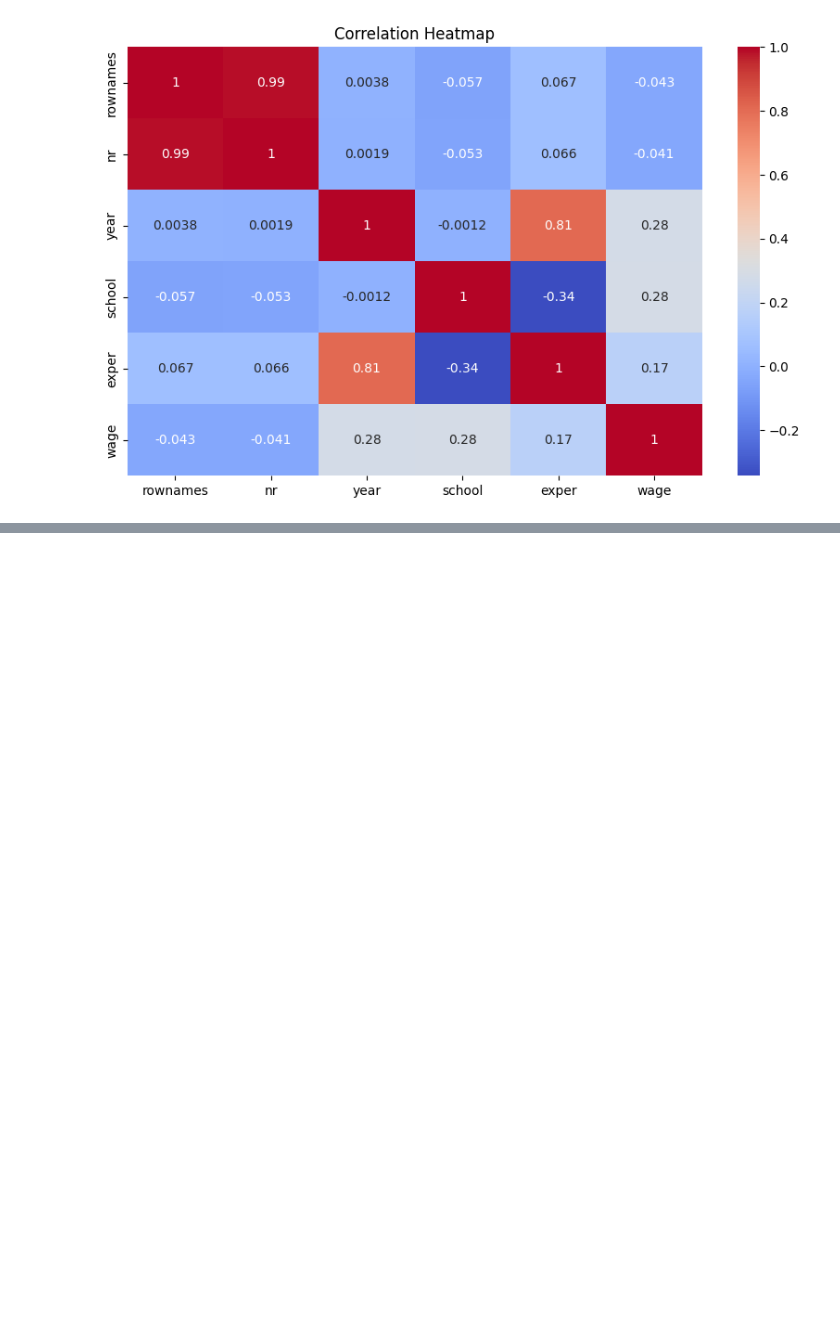
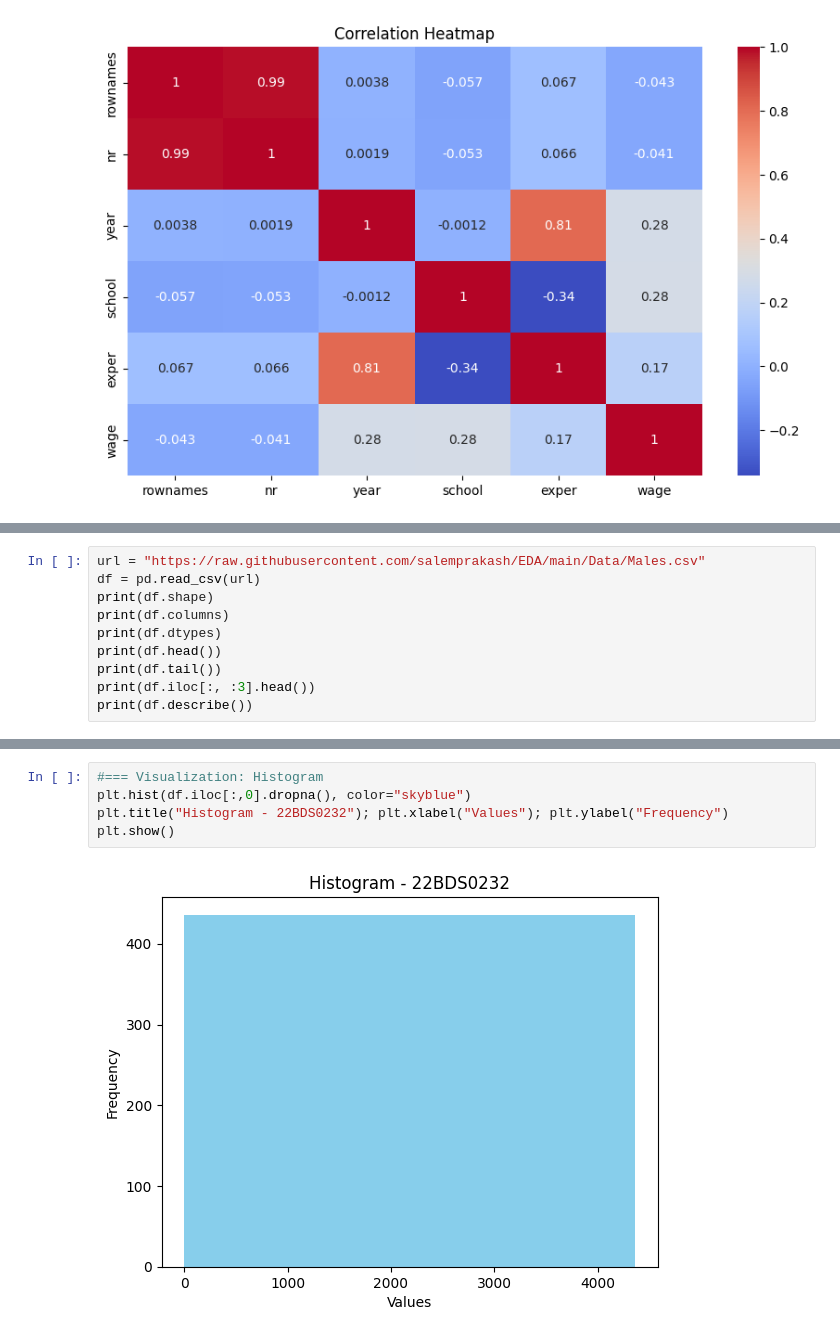
Before and after one commit to 01Kanishk10/Google-Colab-22BDS0232, a Jupyter notebook: 22BDS0232.ipynb, the cells around one changed output, grey strips where cells are left out. Cells and saved outputs as stored; diff of their text form; blank space fills up the shorter version.

```diff
--- a/22BDS0232.ipynb
+++ b/22BDS0232.ipynb
@@ -139,0 +146,10 @@ plt.show()
+# %%
+url = "https://raw.githubusercontent.com/salemprakash/EDA/main/Data/Males.csv"
+df = pd.read_csv(url)
+print(df.shape)
+print(df.columns)
+print(df.dtypes)
+print(df.head())
+print(df.tail())
+print(df.iloc[:, :3].head())
+print(df.describe())
@@ -139,0 +191,7 @@ plt.show()
+# %%
+#=== Visualization: Histogram
+plt.hist(df.iloc[:,0].dropna(), color="skyblue")
+plt.title("Histogram - 22BDS0232"); plt.xlabel("Values"); plt.ylabel("Frequency")
+plt.show()
+# %% [output]
+[figure, added]
```
Also changed, not shown: parts of 14 cells of this notebook.
